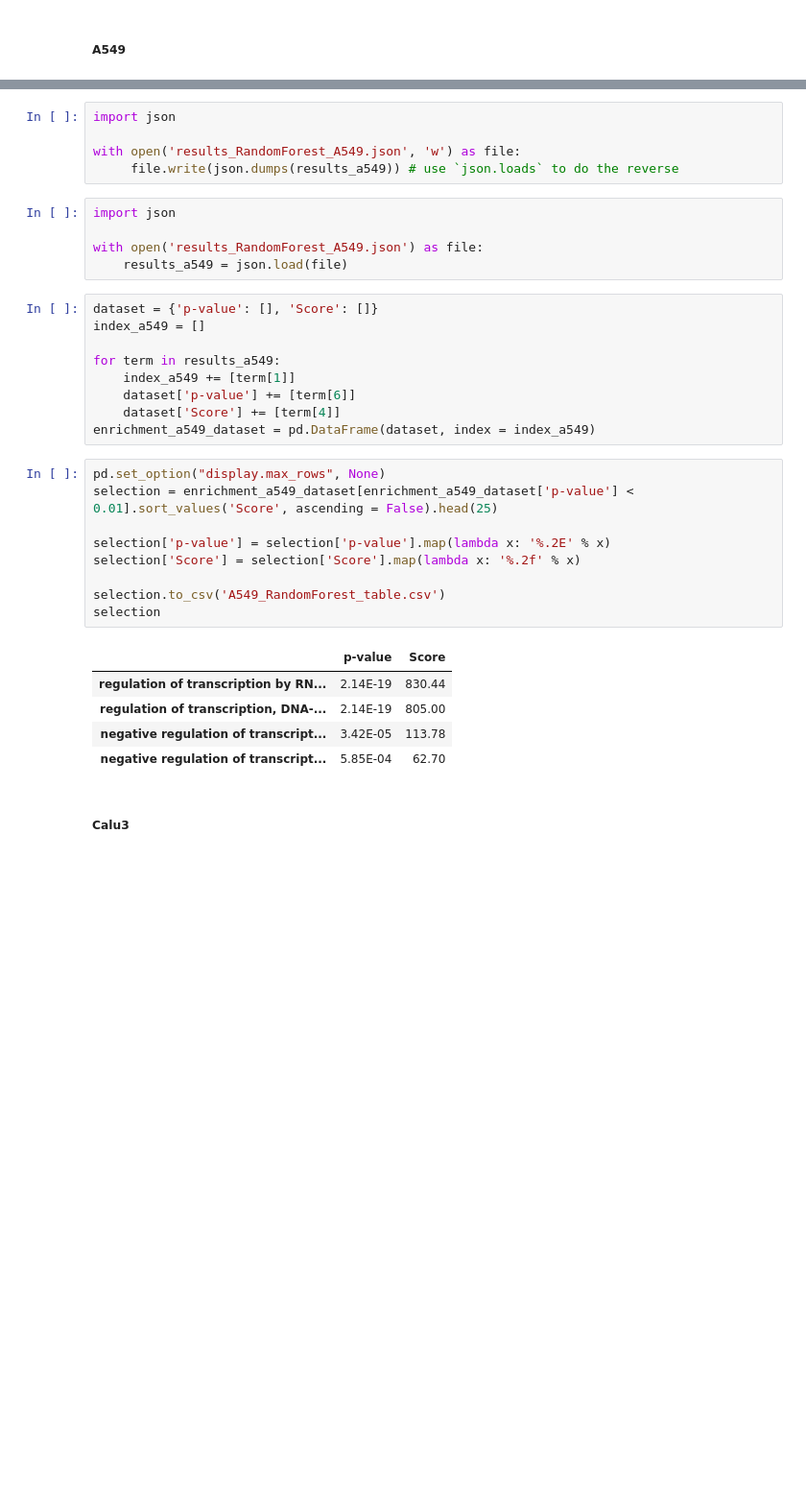
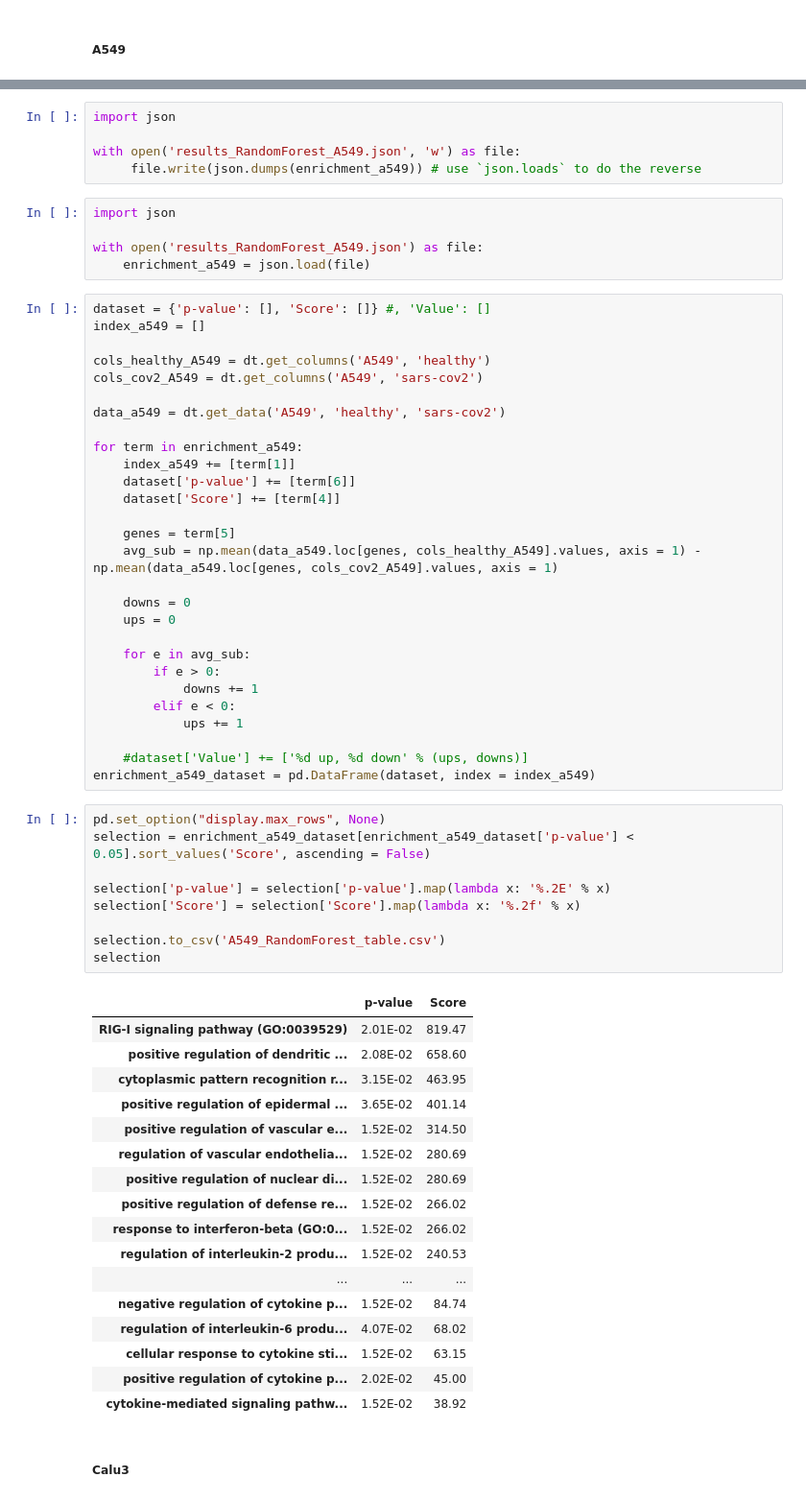
Before and after one commit to PRodrigues98/Analysis-of-regulatory-response-to-SARS-CoV-2-infection, a Jupyter notebook: Classification/RandomForests.ipynb, the cells around one changed output, grey strips where cells are left out. Shown at 96% size. Cells and saved outputs as stored; diff of their text form; blank space fills up the shorter version.

```diff
--- a/Classification/RandomForests.ipynb
+++ b/Classification/RandomForests.ipynb
@@ -203,35 +1023,66 @@ Order of returned results is: Rank, Term name, P-value, Z-score, Combined score,
 import json
 
 with open('results_RandomForest_A549.json', 'w') as file:
-     file.write(json.dumps(results_a549)) # use `json.loads` to do the reverse
+     file.write(json.dumps(enrichment_a549)) # use `json.loads` to do the reverse
 # %%
 import json
 
 with open('results_RandomForest_A549.json') as file:
-    results_a549 = json.load(file)
+    enrichment_a549 = json.load(file)
-# %%
-dataset = {'p-value': [], 'Score': []}
-index_a549 = []
-
-for term in results_a549:
-    index_a549 += [term[1]]
-    dataset['p-value'] += [term[6]]
-    dataset['Score'] += [term[4]]
-enrichment_a549_dataset = pd.DataFrame(dataset, index = index_a549)
+# %%
+dataset = {'p-value': [], 'Score': []} #, 'Value': []
+index_a549 = []
+
+cols_healthy_A549 = dt.get_columns('A549', 'healthy')
+cols_cov2_A549 = dt.get_columns('A549', 'sars-cov2')
+
+data_a549 = dt.get_data('A549', 'healthy', 'sars-cov2')
+
+for term in enrichment_a549:
+    index_a549 += [term[1]]
+    dataset['p-value'] += [term[6]]
+    dataset['Score'] += [term[4]]
+
+    genes = term[5]
+    avg_sub = np.mean(data_a549.loc[genes, cols_healthy_A549].values, axis = 1) - np.mean(data_a549.loc[genes, cols_cov2_A549].values, axis = 1)
+
+    downs = 0
+    ups = 0
+
+    for e in avg_sub:
+        if e > 0:
+            downs += 1
+        elif e < 0:
+            ups += 1
+
+    #dataset['Value'] += ['%d up, %d down' % (ups, downs)]
+enrichment_a549_dataset = pd.DataFrame(dataset, index = index_a549)
 # %%
 pd.set_option("display.max_rows", None)
-selection = enrichment_a549_dataset[enrichment_a549_dataset['p-value'] < 0.01].sort_values('Score', ascending = False).head(25)
+selection = enrichment_a549_dataset[enrichment_a549_dataset['p-value'] < 0.05].sort_values('Score', ascending = False)
 
 selection['p-value'] = selection['p-value'].map(lambda x: '%.2E' % x)
 selection['Score'] = selection['Score'].map(lambda x: '%.2f' % x)
 
 selection.to_csv('A549_RandomForest_table.csv')
 selection
 # %% [output]
 |  | p-value | Score |
-| regulation of transcription by RN... | 2.14E-19 | 830.44 |
-| regulation of transcription, DNA-... | 2.14E-19 | 805.00 |
-| negative regulation of transcript... | 3.42E-05 | 113.78 |
-| negative regulation of transcript... | 5.85E-04 | 62.70 |
+| RIG-I signaling pathway (GO:0039529) | 2.01E-02 | 819.47 |
+| positive regulation of dendritic ... | 2.08E-02 | 658.60 |
+| cytoplasmic pattern recognition r... | 3.15E-02 | 463.95 |
+| positive regulation of epidermal ... | 3.65E-02 | 401.14 |
+| positive regulation of vascular e... | 1.52E-02 | 314.50 |
+| regulation of vascular endothelia... | 1.52E-02 | 280.69 |
+| positive regulation of nuclear di... | 1.52E-02 | 280.69 |
+| positive regulation of defense re... | 1.52E-02 | 266.02 |
+| response to interferon-beta (GO:0... | 1.52E-02 | 266.02 |
+| regulation of interleukin-2 produ... | 1.52E-02 | 240.53 |
+| ... | ... | ... |
+| negative regulation of cytokine p... | 1.52E-02 | 84.74 |
+| regulation of interleukin-6 produ... | 4.07E-02 | 68.02 |
+| cellular response to cytokine sti... | 1.52E-02 | 63.15 |
+| positive regulation of cytokine p... | 2.02E-02 | 45.00 |
+| cytokine-mediated signaling pathw... | 1.52E-02 | 38.92 |
 # %% [markdown]
 ##### Calu3
```
Also changed, not shown: parts of 40 cells of this notebook, 49 other files.
